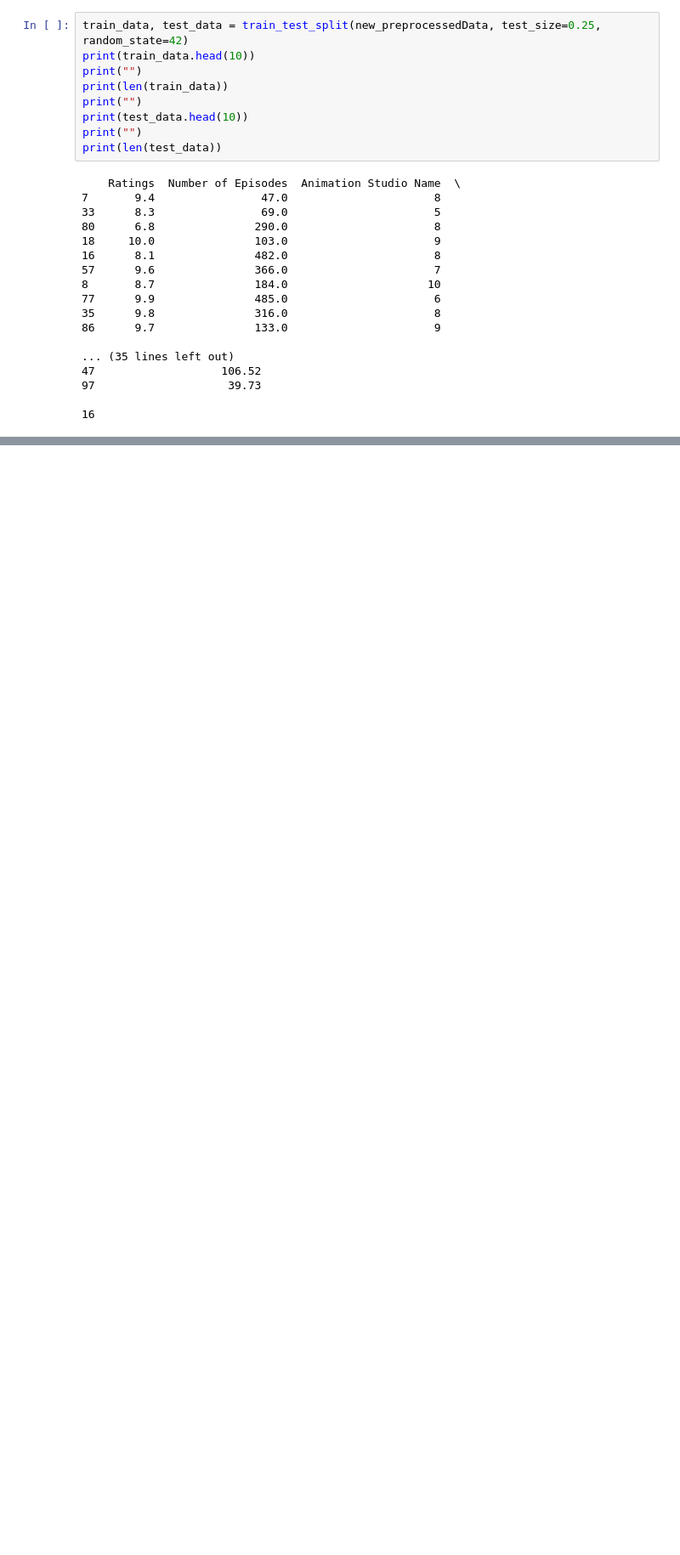
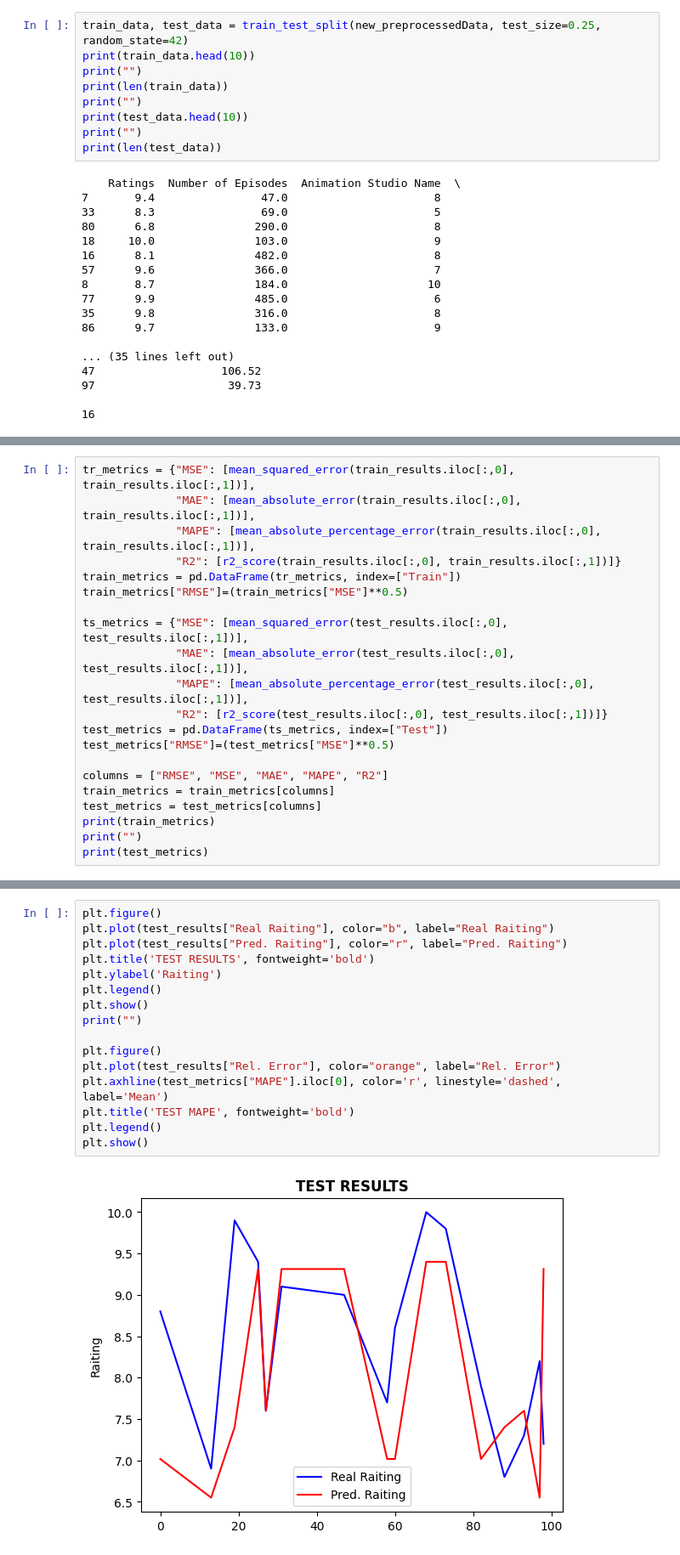
Before and after one commit to egonzaleznez/com192, a Jupyter notebook: com192_act6.ipynb, the cells around one changed output, grey strips where cells are left out. Shown at 85% size. Drawn from its saved outputs; the diff is of its cells as text; blank space fills up the shorter version.

```diff
--- a/com192_act6.ipynb
+++ b/com192_act6.ipynb
@@ -585,0 +595,21 @@ print(predictTrainValues)
+# %%
+tr_metrics = {"MSE": [mean_squared_error(train_results.iloc[:,0], train_results.iloc[:,1])],
+              "MAE": [mean_absolute_error(train_results.iloc[:,0], train_results.iloc[:,1])],
+              "MAPE": [mean_absolute_percentage_error(train_results.iloc[:,0], train_results.iloc[:,1])],
+              "R2": [r2_score(train_results.iloc[:,0], train_results.iloc[:,1])]}
+train_metrics = pd.DataFrame(tr_metrics, index=["Train"])
+train_metrics["RMSE"]=(train_metrics["MSE"]**0.5)
+
+ts_metrics = {"MSE": [mean_squared_error(test_results.iloc[:,0], test_results.iloc[:,1])],
+              "MAE": [mean_absolute_error(test_results.iloc[:,0], test_results.iloc[:,1])],
+              "MAPE": [mean_absolute_percentage_error(test_results.iloc[:,0], test_results.iloc[:,1])],
+              "R2": [r2_score(test_results.iloc[:,0], test_results.iloc[:,1])]}
+test_metrics = pd.DataFrame(ts_metrics, index=["Test"])
+test_metrics["RMSE"]=(test_metrics["MSE"]**0.5)
+
+columns = ["RMSE", "MSE", "MAE", "MAPE", "R2"]
+train_metrics = train_metrics[columns]
+test_metrics = test_metrics[columns]
+print(train_metrics)
+print("")
+print(test_metrics)
@@ -585,0 +653,18 @@ print(predictTrainValues)
+# %%
+plt.figure()
+plt.plot(test_results["Real Raiting"], color="b", label="Real Raiting")
+plt.plot(test_results["Pred. Raiting"], color="r", label="Pred. Raiting")
+plt.title('TEST RESULTS', fontweight='bold')
+plt.ylabel('Raiting')
+plt.legend()
+plt.show()
+print("")
+
+plt.figure()
+plt.plot(test_results["Rel. Error"], color="orange", label="Rel. Error")
+plt.axhline(test_metrics["MAPE"].iloc[0], color='r', linestyle='dashed', label='Mean')
+plt.title('TEST MAPE', fontweight='bold')
+plt.legend()
+plt.show()
+# %% [output]
+[figure, added]
```
Also changed, not shown: parts of 7 cells of this notebook.
